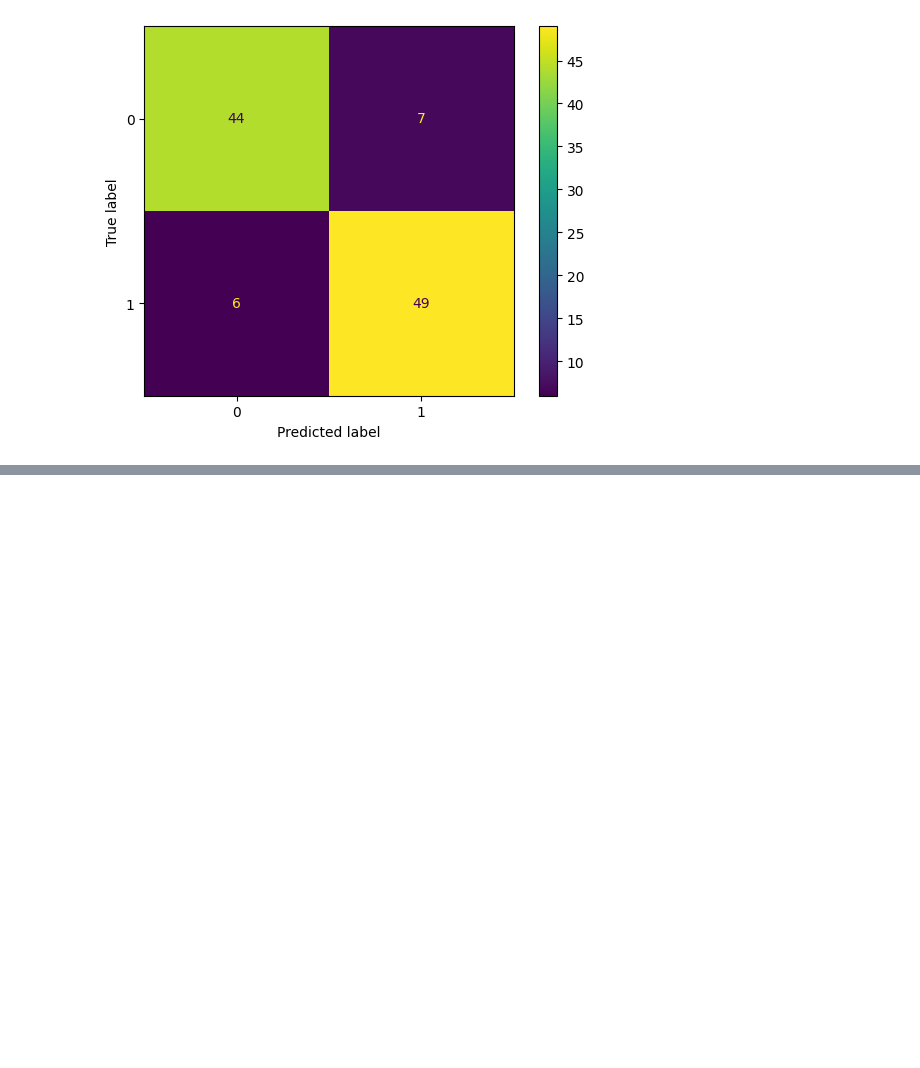
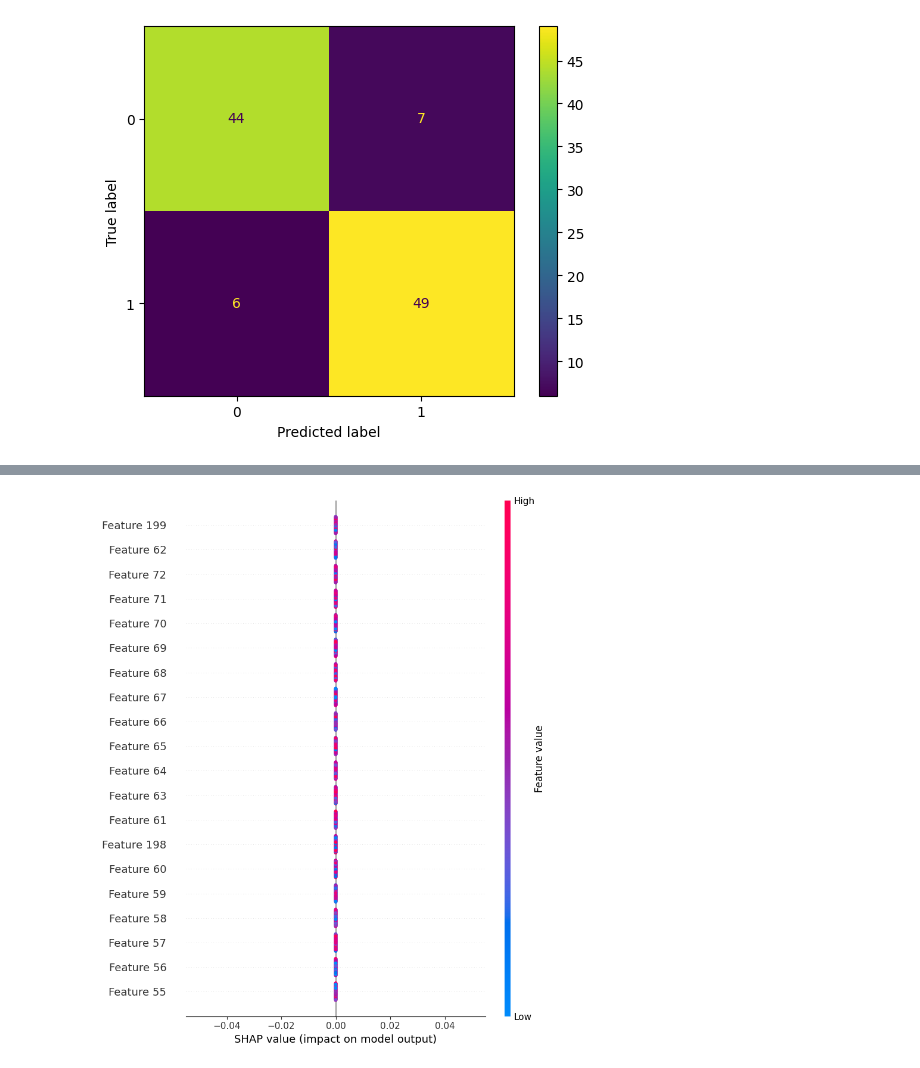
Before and after one commit to priyashdhakal/adomics, a Jupyter notebook: source/shap_analysis/shap_analysis.ipynb, the cells around one changed output, grey strips where cells are left out. Cells and saved outputs as stored; diff of their text form; code cells hidden in the pictures; blank space fills up the shorter version.

```diff
--- a/source/shap_analysis/shap_analysis.ipynb
+++ b/source/shap_analysis/shap_analysis.ipynb
@@ -224,0 +259,4 @@ f1:  0.8828828828828829
+# %%
+shap.summary_plot(shap_values[2], mrna_test_scaled)
+# %% [output]
+[figure, added]
```
Also changed, not shown: parts of 11 cells of this notebook, 1 other file.
